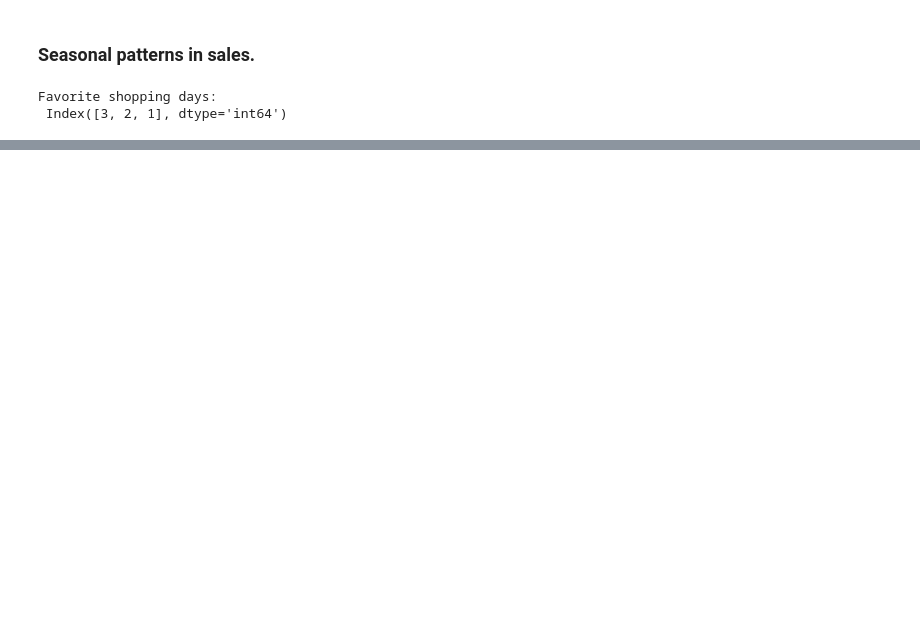
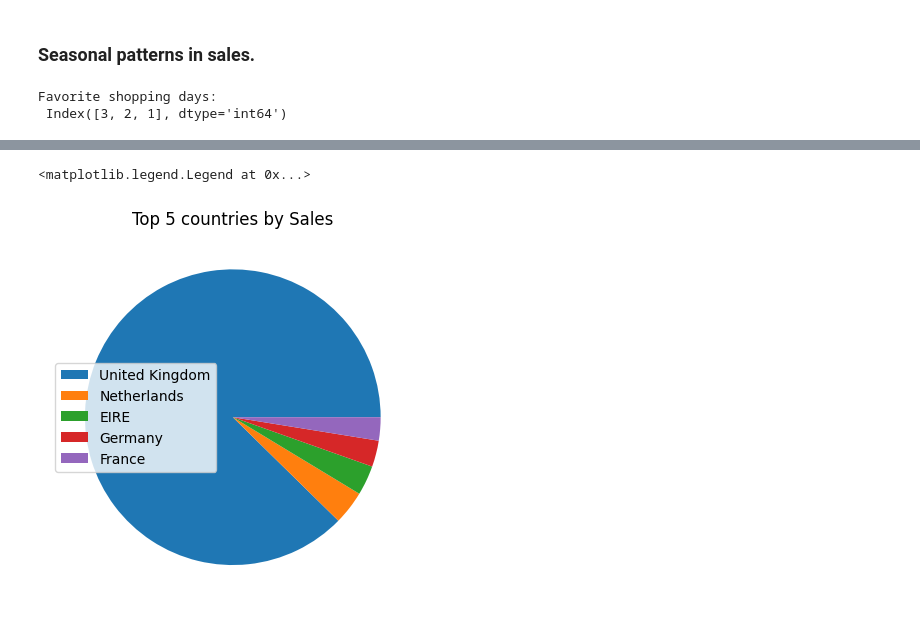
Before and after one commit to seemantk-protean/DevopsRepo, a Jupyter notebook: 29-07-2024.ipynb, the cells around one changed output, grey strips where cells are left out. Drawn from its saved outputs; the diff is of its cells as text; code cells hidden in the pictures; blank space fills up the shorter version.

```diff
--- a/29-07-2024.ipynb
+++ b/29-07-2024.ipynb
@@ -322,0 +448,5 @@ Text(0.5, 1.0, 'Distribution of monthly mean Spending ')
+# %%
+country_Sales=df.groupby(["Country","InvoiceNo"])["order_amt"].sum().groupby("Country").sum().to_frame("Total sales").reset_index()
+# %%
+x=country_Sales.sort_values(by="Total sales",ascending=False).head(5)  #Top 5 countries by sales
+x
@@ -322,0 +460,7 @@ Text(0.5, 1.0, 'Distribution of monthly mean Spending ')
+# %%
+plt.pie(x["Total sales"])
+plt.title("Top 5 countries by Sales")
+plt.legend(x["Country"])
+# %% [output]
+<matplotlib.legend.Legend at 0x...>
+[figure, added]
```
Also changed, not shown: parts of 40 cells of this notebook.
